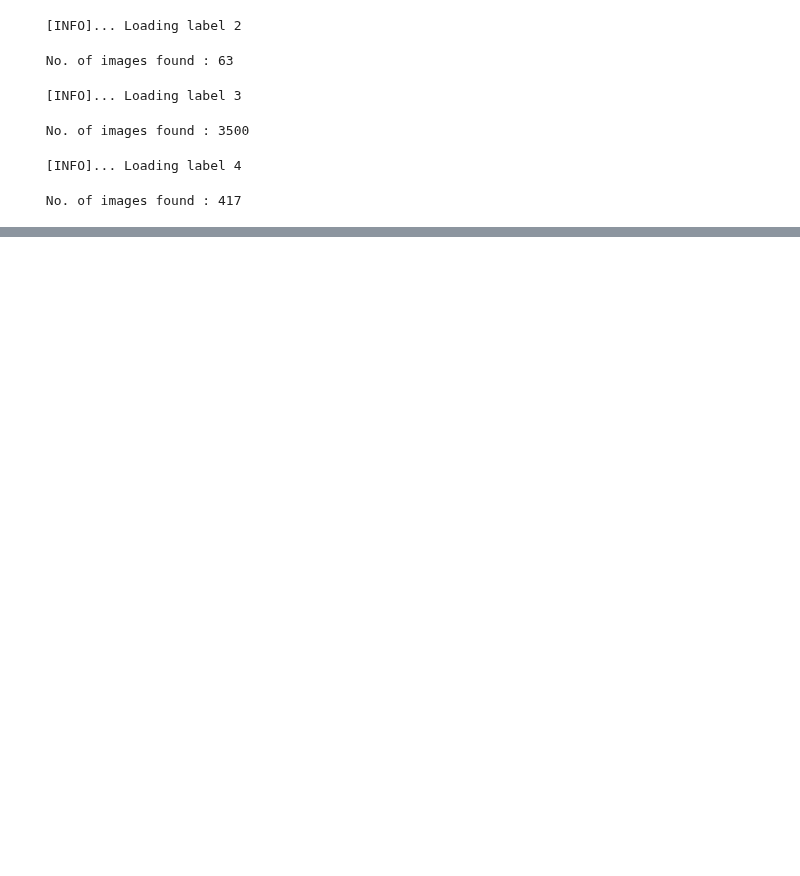
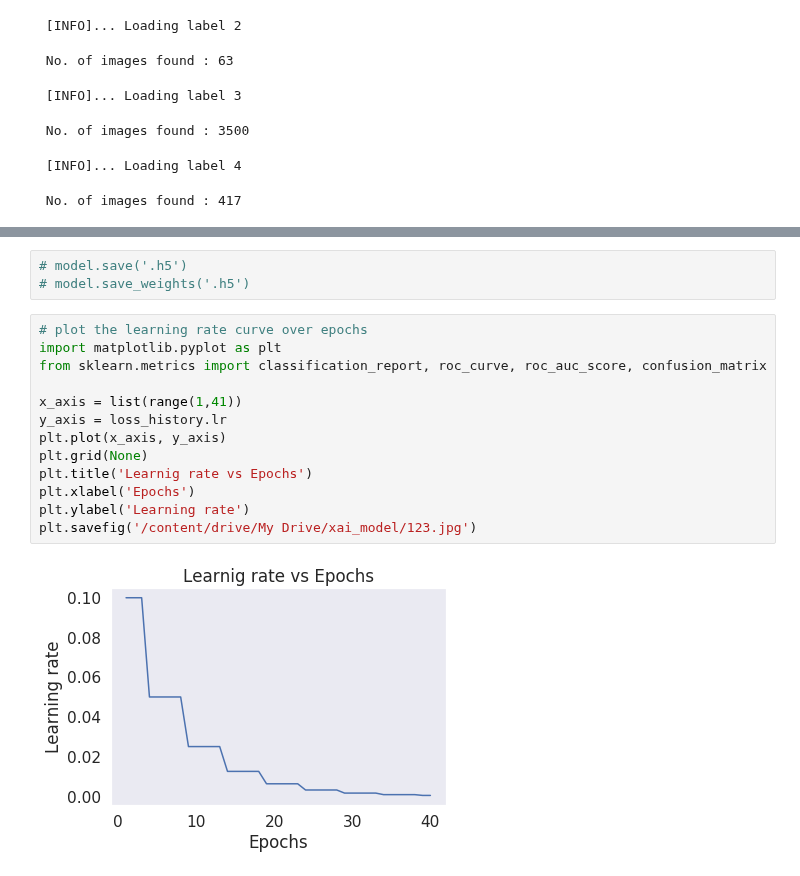
Before and after one commit to mahesh-sudhakar/NEU_XAI, a Jupyter notebook: severstal_play.ipynb, the cells around one changed output, grey strips where cells are left out. Cells and saved outputs as stored; diff of their text form; blank space fills up the shorter version.

```diff
--- a/severstal_play.ipynb
+++ b/severstal_play.ipynb
@@ -588,0 +702,18 @@ for label in tqdm(range(5)):
+# %%
+# model.save('.h5')
+# model.save_weights('.h5')
+# %%
+# plot the learning rate curve over epochs
+import matplotlib.pyplot as plt
+from sklearn.metrics import classification_report, roc_curve, roc_auc_score, confusion_matrix
+
+x_axis = list(range(1,41))
+y_axis = loss_history.lr
+plt.plot(x_axis, y_axis)
+plt.grid(None)
+plt.title('Learnig rate vs Epochs')
+plt.xlabel('Epochs')
+plt.ylabel('Learning rate')
+plt.savefig('/content/drive/My Drive/xai_model/123.jpg')
+# %% [output]
+[figure, added]
```
Also changed, not shown: parts of 37 cells of this notebook.
